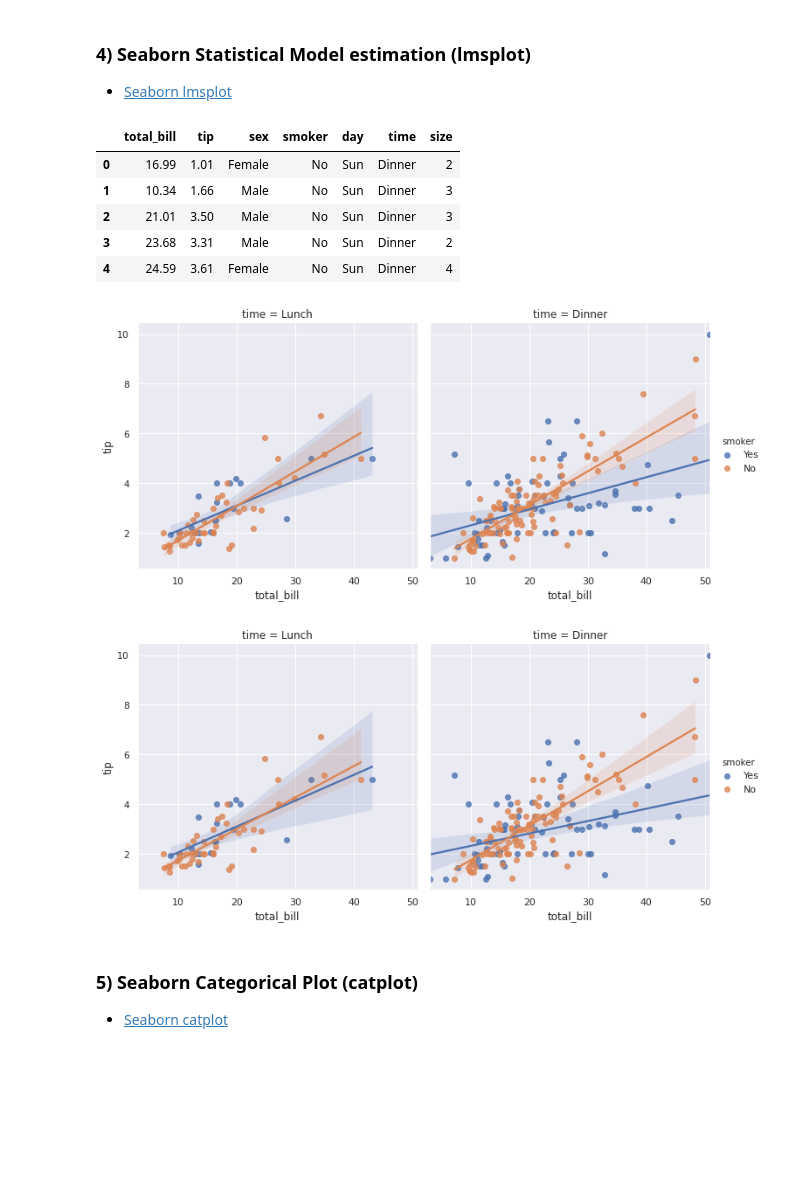
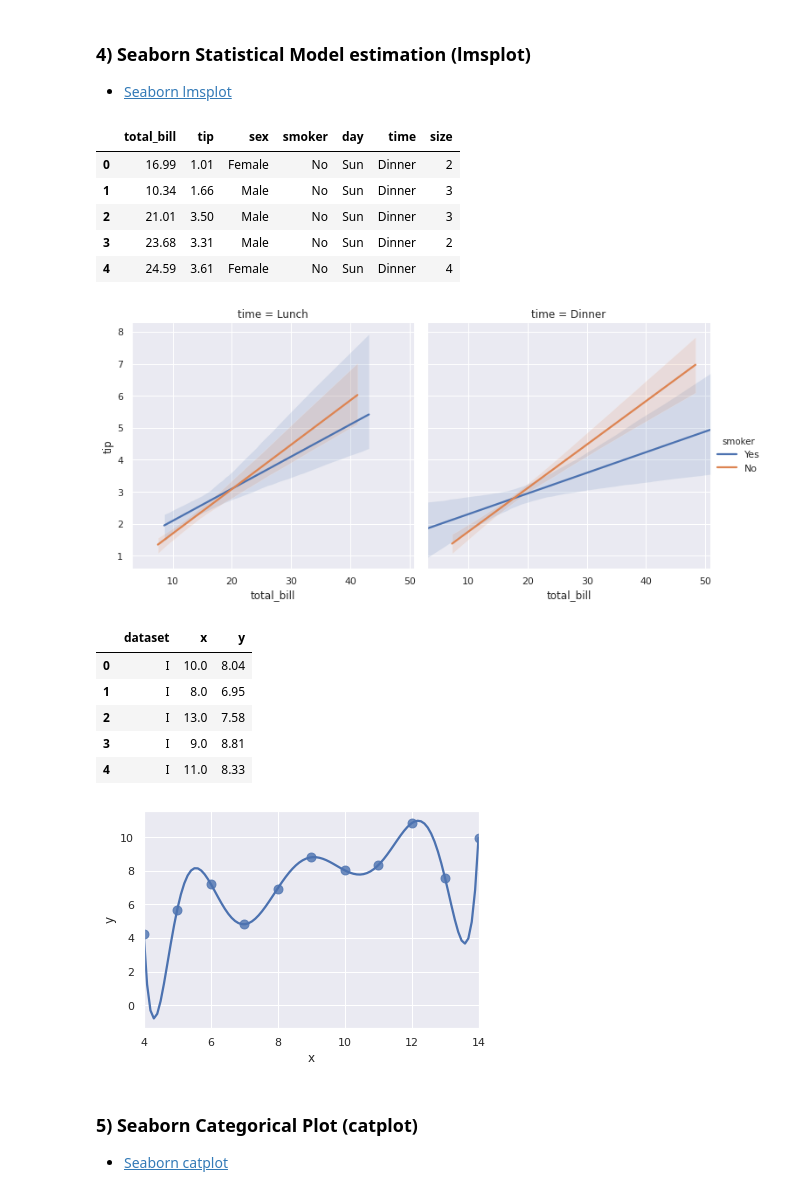
Before and after one commit to visiont3lab/data-visualization, a Jupyter notebook: courses/seaborn/Seaborn.ipynb, the cells around one changed output. Drawn from its saved outputs; the diff is of its cells as text; code cells hidden in the pictures; blank space fills up the shorter version.

```diff
--- a/courses/seaborn/Seaborn.ipynb
+++ b/courses/seaborn/Seaborn.ipynb
@@ -213,21 +213,34 @@ sns.relplot(x="timepoint", y="signal", col="region",
 # %%
 # logistic = True # logistic regression model
 # robust = True   # Robust regression model
 # fit_reg = True  # linear regression
 # scatter = True  # plot also the points down
 tips = sns.load_dataset("tips") # same as  pandas.read_csv()
 display(tips.head())
-sns.lmplot(x="total_bill", y="tip", col="time", hue="smoker",  fit_reg=True, data=tips);
-sns.lmplot(x="total_bill", y="tip", col="time", hue="smoker", robust=True,data=tips);
+sns.lmplot(x="total_bill", y="tip", col="time", hue="smoker",  fit_reg=True, data=tips,scatter=False );
+#sns.lmplot(x="total_bill", y="tip", col="time", hue="smoker", robust=True,data=tips);
 # %% [output]
 |  | total_bill | tip | sex | smoker | day | time | size |
 | 0 | 16.99 | 1.01 | Female | No | Sun | Dinner | 2 |
 | 1 | 10.34 | 1.66 | Male | No | Sun | Dinner | 3 |
 | 2 | 21.01 | 3.50 | Male | No | Sun | Dinner | 3 |
 | 3 | 23.68 | 3.31 | Male | No | Sun | Dinner | 2 |
 | 4 | 24.59 | 3.61 | Female | No | Sun | Dinner | 4 |
-[figure, old version]
+[figure, new version]
-[figure, removed]
+# %%
+ans = sns.load_dataset("anscombe")
+display(ans.head())
+ax = sns.regplot(x="x", y="y", data=ans.loc[ans.dataset == "I"],  # II
+                 scatter_kws={"s": 80},
+                 order=10, ci=None) #ci=10
+# %% [output]
+|  | dataset | x | y |
+| 0 | I | 10.0 | 8.04 |
+| 1 | I | 8.0 | 6.95 |
+| 2 | I | 13.0 | 7.58 |
+| 3 | I | 9.0 | 8.81 |
+| 4 | I | 11.0 | 8.33 |
+[figure, added]
 # %% [markdown]
 ### 5) Seaborn Categorical Plot (catplot)
 * [Seaborn catplot](https://seaborn.pydata.org/generated/seaborn.catplot.html#seaborn.catplot)
```
Also changed, not shown: parts of 5 cells of this notebook.
